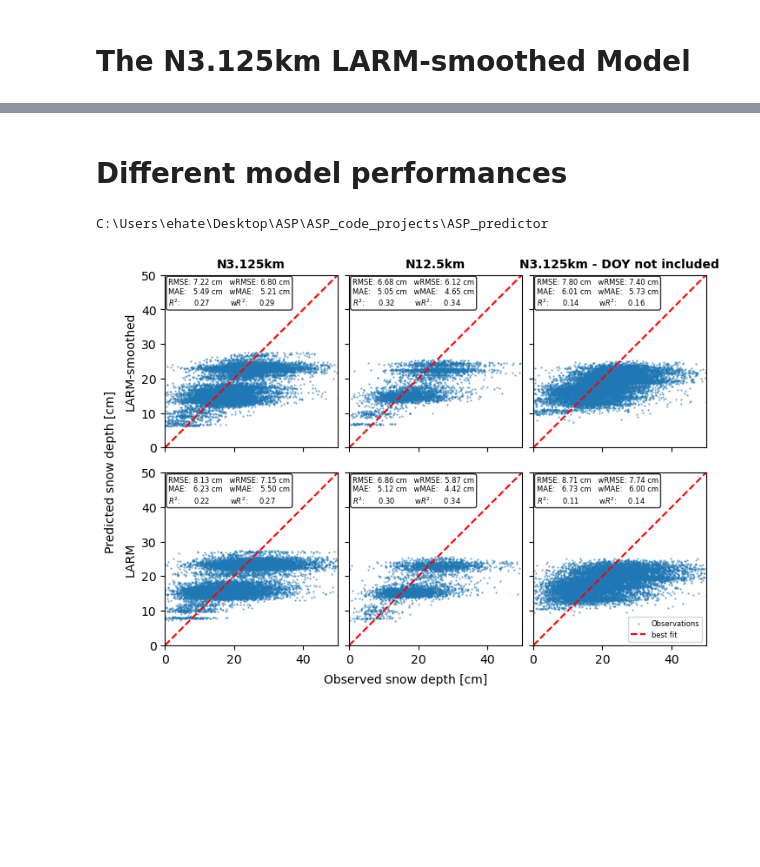
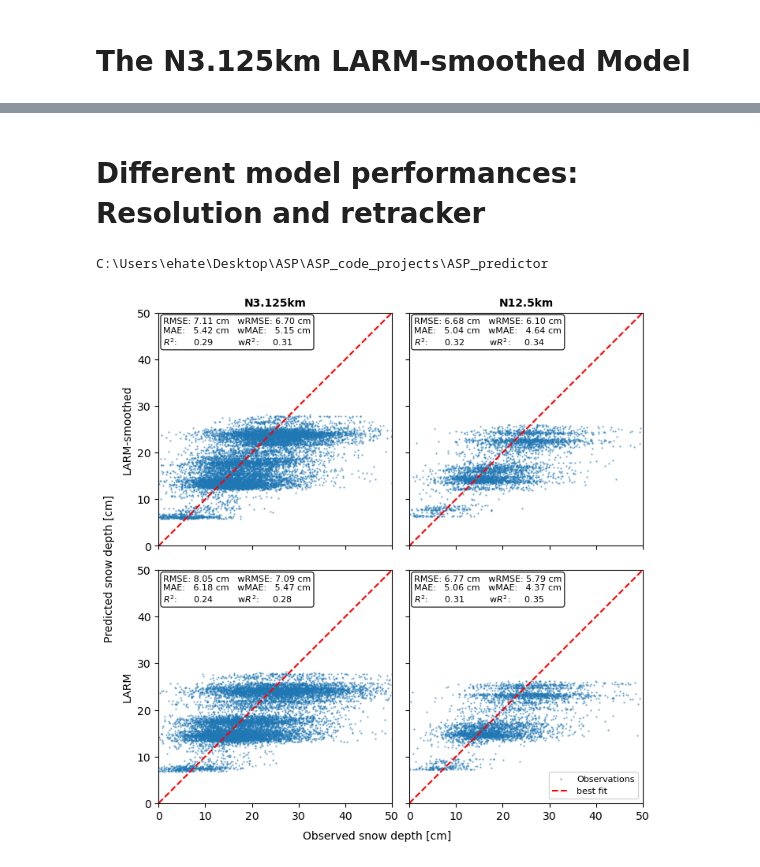
Before and after one commit to EHTellefsen/Arctic_Snow_Products, a Jupyter notebook: analysis/evaluate_model_performance.ipynb, the cells around one changed output, grey strips where cells are left out. Drawn from its saved outputs; the diff is of its cells as text; code cells hidden in the pictures; blank space fills up the shorter version.

```diff
--- a/analysis/evaluate_model_performance.ipynb
+++ b/analysis/evaluate_model_performance.ipynb
@@ -144,5 +144,5 @@ fig.savefig('data/fig/predict_other_sd_sources.png', dpi=300)
 # %% [markdown]
-# Different model performances
+# Different model performances: Resolution and retracker
 # %%
 %cd C:\Users\ehate\Desktop\ASP\ASP_code_projects\ASP_predictor
 
@@ -167,11 +167,6 @@ datasets = {
             'nov': 'data/intermediate/datasets/EASE2_LARM-smoothed_N12.5km_v1.1/ASP_test_2020-11-01_2020-12-01.parquet',
             'apr': 'data/intermediate/datasets/EASE2_LARM-smoothed_N12.5km_v1.1/ASP_test_2022-04-01_2022-05-01.parquet'
         },
-        'N3.125km_noDOY': {
-            'model': 'data/processed/models/final/ASP_RFR-model_LARM-smoothed_N3.125km_noDOY.pkl',
-            'nov': 'data/intermediate/datasets/EASE2_LARM-smoothed_N3.125km_v1.1/ASP_test_2020-11-01_2020-12-01.parquet',
-            'apr': 'data/intermediate/datasets/EASE2_LARM-smoothed_N3.125km_v1.1/ASP_test_2022-04-01_2022-05-01.parquet'
-        }
     },
     'LARM': {
         'N3.125km': {
@@ -184,11 +179,6 @@ datasets = {
             'nov': 'data/intermediate/datasets/EASE2_LARM_N12.5km_v1.1/ASP_test_2020-11-01_2020-12-01.parquet',
             'apr': 'data/intermediate/datasets/EASE2_LARM_N12.5km_v1.1/ASP_test_2022-04-01_2022-05-01.parquet'
         },
-        'N3.125km_noDOY': {
-            'model': 'data/processed/models/final/ASP_RFR-model_LARM_N3.125km_noDOY.pkl',
-            'nov': 'data/intermediate/datasets/EASE2_LARM_N3.125km_v1.1/ASP_test_2020-11-01_2020-12-01.parquet',
-            'apr': 'data/intermediate/datasets/EASE2_LARM_N3.125km_v1.1/ASP_test_2022-04-01_2022-05-01.parquet'
-        }
     }
 }
 
@@ -200,7 +190,7 @@ def obs_pred_plot(ax, y_true, y_pred, weights = None, val_range=(0,50),**kwargs)
 
 
 i = 0
-fig, ax = plt.subplots(2, 3, figsize=(7,5),sharex=True, sharey=True, layout='constrained')
+fig, ax = plt.subplots(2, 2, figsize=(7,7),sharex=True, sharey=True, layout='constrained')
 for retracker, experiments in datasets.items():
     for experiment, files in experiments.items():
         model = pickle.load(open(files['model'], 'rb'))
@@ -212,36 +202,36 @@ for retracker, experiments in datasets.items():
         X = df
         y_true = df['SD_mean'].values
         y_pred = model.predict(X)
 
         rmse = np.sqrt(np.mean((y_true - y_pred) ** 2))*100
         wrmse = np.sqrt(np.mean(((y_true - y_pred) ** 2) * (df['num_samples'] / np.mean(df['num_samples']))))*100
         mae = np.mean(np.abs(y_true - y_pred))*100
         wmae = np.mean(np.abs(y_true - y_pred) * (df['num_samples'] / np.mean(df['num_samples'])))*100
         r2 = 1 - (np.sum((y_true - y_pred) ** 2) / np.sum((y_true - np.mean(y_true)) ** 2))
         wr2 = 1 - (np.sum(((y_true - y_pred) ** 2) * (df['num_samples'] / np.mean(df['num_samples'])) ) / np.sum( ((y_true - np.mean(y_true)) ** 2) * (df['num_samples'] / np.mean(df['num_samples'])) ))
 
         cax = ax.flatten()[i]
         obs_pred_plot(cax, y_true*100, y_pred*100, val_range=(0,50), s=0.5,alpha=0.5)
         cax.set_aspect('equal', 'box')
 
         cax.text(0.02, 0.98,
                 f"RMSE: {rmse:.2f} cm   wRMSE: {wrmse:.2f} cm" + "\n" +
                 f"MAE:   {mae:.2f} cm   wMAE:   {wmae:.2f} cm" + "\n" +
                 f"$R^2$:      {r2:.2f}         w$R^2$:     {wr2:.2f}",
-                     transform=cax.transAxes, fontsize=6, verticalalignment='top', bbox=dict(boxstyle='round', facecolor='white', alpha=0.8))
+                     transform=cax.transAxes, fontsize=8, verticalalignment='top', bbox=dict(boxstyle='round', facecolor='white', alpha=0.8))
         i += 1
 
 fig.supxlabel('Observed snow depth [cm]', fontsize=10)
 fig.supylabel('Predicted snow depth [cm]', fontsize=10)
 ax[0,0].set_ylabel('LARM-smoothed', fontsize=10)
 ax[1,0].set_ylabel('LARM', fontsize=10)
 ax[0,0].set_title('N3.125km', fontsize=10,fontweight='bold')
 ax[0,1].set_title('N12.5km', fontsize=10,fontweight='bold')
-ax[0,2].set_title('N3.125km - DOY not included', fontsize=10,fontweight='bold')
-ax[1,2].legend(loc=4,fontsize=6)
-fig.savefig('data/fig/model_performance_comparison.png', dpi=300)
+#ax[0,   ].set_title('N3.125km - DOY not included', fontsize=10,fontweight='bold')
+ax[1,1].legend(loc=4,fontsize=8)
+fig.savefig('data/fig/scatter_retrackerAndResolution.png', dpi=300)
 plt.show()
 # %% [output]
 C:\Users\ehate\Desktop\ASP\ASP_code_projects\ASP_predictor
-[figure, old version]
+[figure, new version]
 # %%
```
Also changed, not shown: parts of 10 cells of this notebook, 32 other files.
